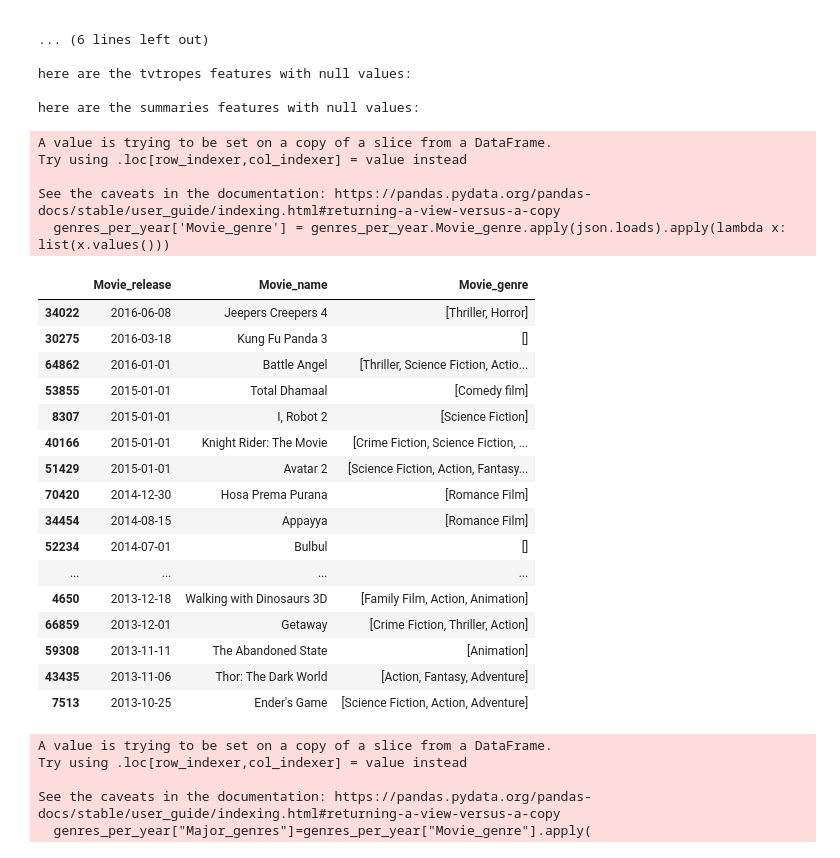
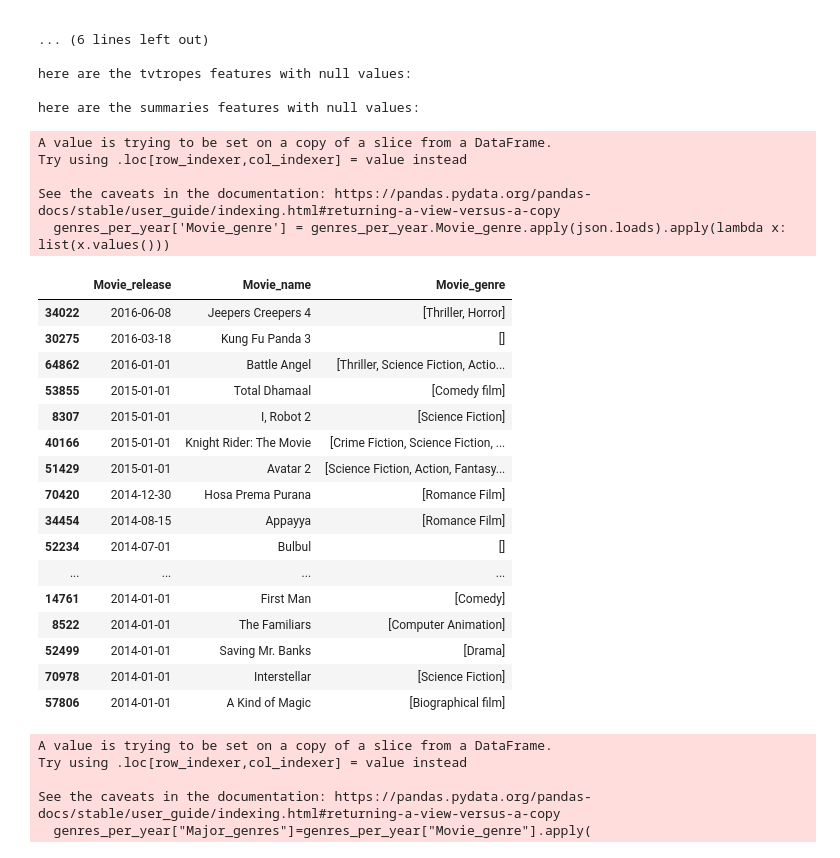
Before and after one commit to epfl-ada/ada-2022-project-abracadabra2022, a Jupyter notebook: ADA_Project_Nicolas.ipynb, the cells around one changed output. Saved outputs shown, nothing was run; the diff lists cells and outputs as text; code cells hidden in the pictures.

```diff
--- a/ADA_Project_Nicolas.ipynb
+++ b/ADA_Project_Nicolas.ipynb
@@ -84,39 +84,39 @@ here are the summaries features with null values:
 import json
 
 from collections import defaultdict
 
 movies['Movie_release'] = pd.to_datetime(movies['Movie_release'], errors = 'coerce')
 sorted_movies = movies.sort_values("Movie_release", ascending=False).dropna(subset=['Movie_release'])
 
 genres_per_year = sorted_movies[['Movie_release', 'Movie_name', 'Movie_genre']]
 genres_per_year['Movie_genre'] = genres_per_year.Movie_genre.apply(json.loads).apply(lambda x: list(x.values()))
 
 occur = genres_per_year.copy()
 
-occur.head(30)
+occur.head(20)
 # %% [output]
 A value is trying to be set on a copy of a slice from a DataFrame.
 Try using .loc[row_indexer,col_indexer] = value instead
 
 See the caveats in the documentation: https://pandas.pydata.org/pandas-docs/stable/user_guide/indexing.html#returning-a-view-versus-a-copy
   genres_per_year['Movie_genre'] = genres_per_year.Movie_genre.apply(json.loads).apply(lambda x: list(x.values()))
 |  | Movie_release | Movie_name | Movie_genre |
 | 34022 | 2016-06-08 | Jeepers Creepers 4 | [Thriller, Horror] |
 | 30275 | 2016-03-18 | Kung Fu Panda 3 | [] |
 | 64862 | 2016-01-01 | Battle Angel | [Thriller, Science Fiction, Actio... |
 | 53855 | 2015-01-01 | Total Dhamaal | [Comedy film] |
 | 8307 | 2015-01-01 | I, Robot 2 | [Science Fiction] |
 | 40166 | 2015-01-01 | Knight Rider: The Movie | [Crime Fiction, Science Fiction, ... |
 | 51429 | 2015-01-01 | Avatar 2 | [Science Fiction, Action, Fantasy... |
 | 70420 | 2014-12-30 | Hosa Prema Purana | [Romance Film] |
 | 34454 | 2014-08-15 | Appayya | [Romance Film] |
 | 52234 | 2014-07-01 | Bulbul | [] |
 | ... | ... | ... | ... |
-| 4650 | 2013-12-18 | Walking with Dinosaurs 3D | [Family Film, Action, Animation] |
-| 66859 | 2013-12-01 | Getaway | [Crime Fiction, Thriller, Action] |
-| 59308 | 2013-11-11 | The Abandoned State | [Animation] |
-| 43435 | 2013-11-06 | Thor: The Dark World | [Action, Fantasy, Adventure] |
-| 7513 | 2013-10-25 | Ender's Game | [Science Fiction, Action, Adventure] |
+| 14761 | 2014-01-01 | First Man | [Comedy] |
+| 8522 | 2014-01-01 | The Familiars | [Computer Animation] |
+| 52499 | 2014-01-01 | Saving Mr. Banks | [Drama] |
+| 70978 | 2014-01-01 | Interstellar | [Science Fiction] |
+| 57806 | 2014-01-01 | A Kind of Magic | [Biographical film] |
 # %%
 from utils.genres import genre_wordsets
 
```
Also changed, not shown: parts of 1 cell of this notebook, 2 other files.
